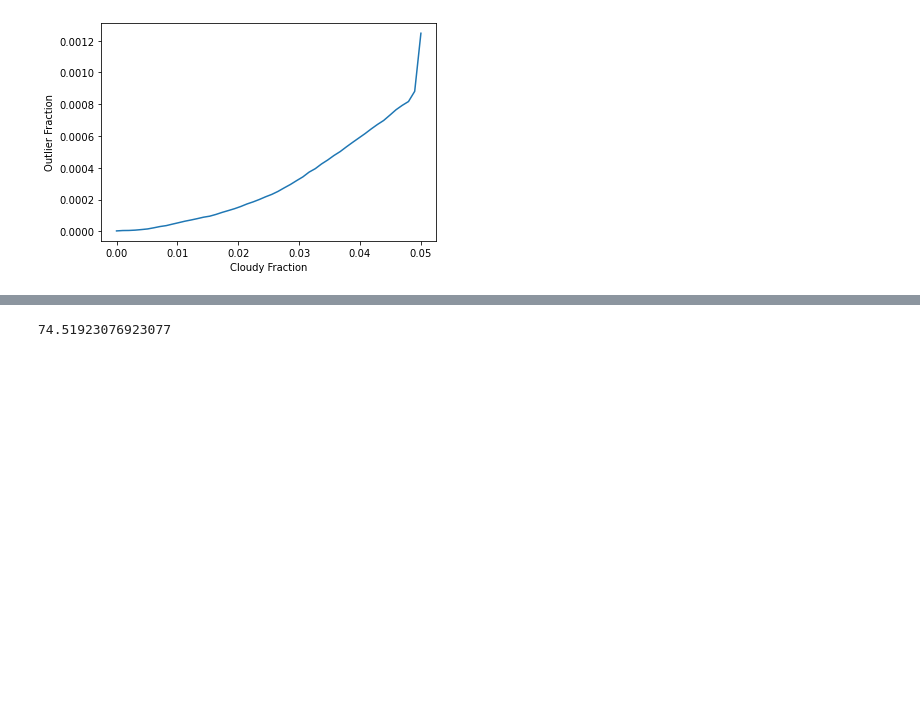
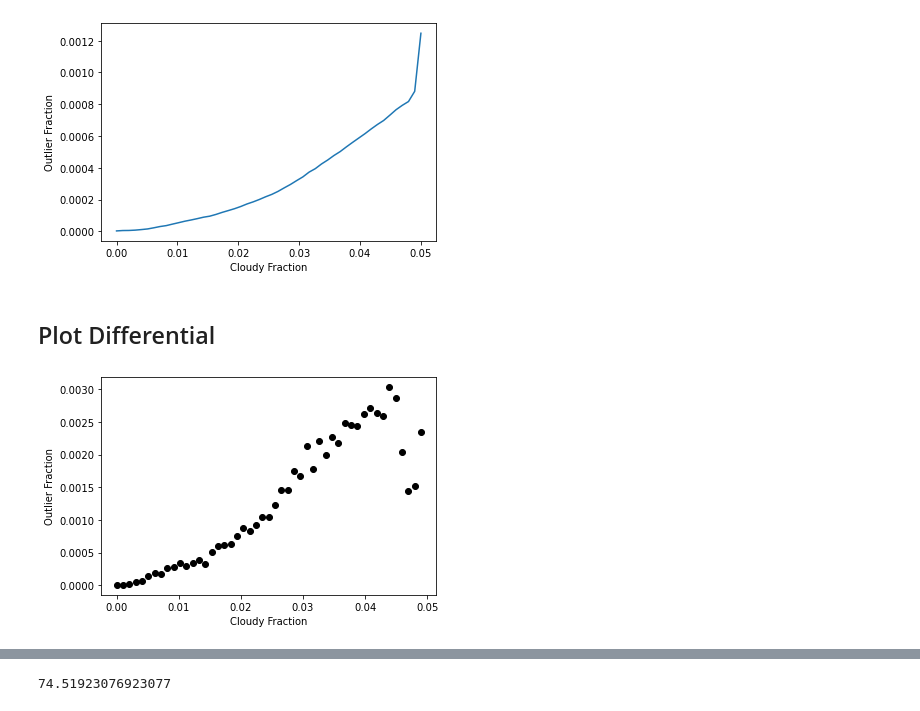
Before and after one commit to AI-for-Ocean-Science/ulmo, a Jupyter notebook: papers/SSL/Analysis/Cloud_Cover.ipynb, the cells around one changed output, grey strips where cells are left out. Drawn from its saved outputs; the diff is of its cells as text; code cells hidden in the pictures; blank space fills up the shorter version.

Commit message:
mo clouds

```diff
--- a/papers/SSL/Analysis/Cloud_Cover.ipynb
+++ b/papers/SSL/Analysis/Cloud_Cover.ipynb
@@ -61,12 +61,23 @@ LL_cut = modis_tbl.LL < -1000.
 cf_vals = np.linspace(0., 0.05, 50)
 # %%
 sv_fracs = []
-for cf_val in cf_vals:
+sv_diff=[]
+nTots = []
+for ss, cf_val in enumerate(cf_vals):
     cf_cut = modis_tbl.clear_fraction <= cf_val
     # Stats time
     nTot = np.sum(cf_cut)
     nCut = np.sum(cf_cut & T_cut & LL_cut)
     # Print
-    print(f'cf_val: {cf_val}, nOut={nCut}, nTot={nTot}, frac={nCut/nTot}')
+    #print(f'cf_val: {cf_val}, nOut={nCut}, nTot={nTot}, frac={nCut/nTot}')
     #
     sv_fracs.append(nCut/nTot)
+    # Differential
+    if cf_val < cf_vals[-1]:
+        cf_cut = (modis_tbl.clear_fraction >= cf_val) & (modis_tbl.clear_fraction < cf_vals[ss+1])
+        # Stats time
+        nTot = np.sum(cf_cut)
+        nCut = np.sum(cf_cut & T_cut & LL_cut)
+        #
+        sv_diff.append(nCut/nTot)
+        nTots.append(nTot)
@@ -102,3 +95,17 @@ plt.savefig('outlier_fraction.png', dpi=200)
 plt.show()
 # %% [output]
 [figure]
+# %% [markdown]
+## Plot Differential
+# %%
+plt.clf()
+ax = plt.gca()
+ax.plot(cf_vals[:-1], sv_diff, 'ok')
+#
+ax.set_xlabel('Cloudy Fraction')
+ax.set_ylabel('Outlier Fraction')
+#
+plt.savefig('outlier_fraction_diff.png', dpi=200)
+plt.show()
+# %% [output]
+[figure, added]
```
Also changed, not shown: parts of 4 cells of this notebook.
